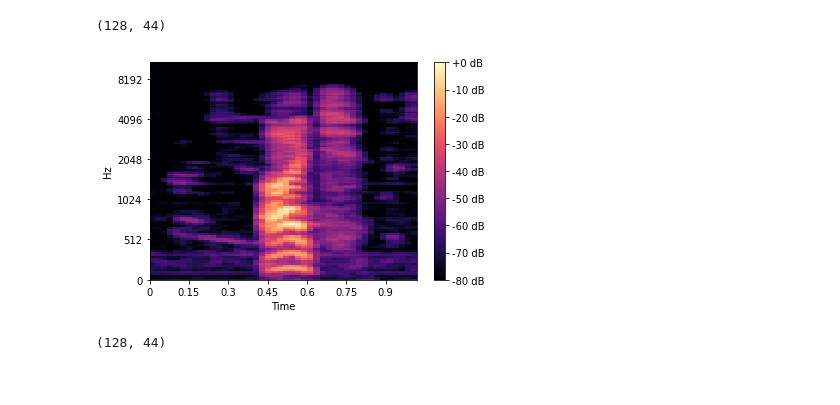
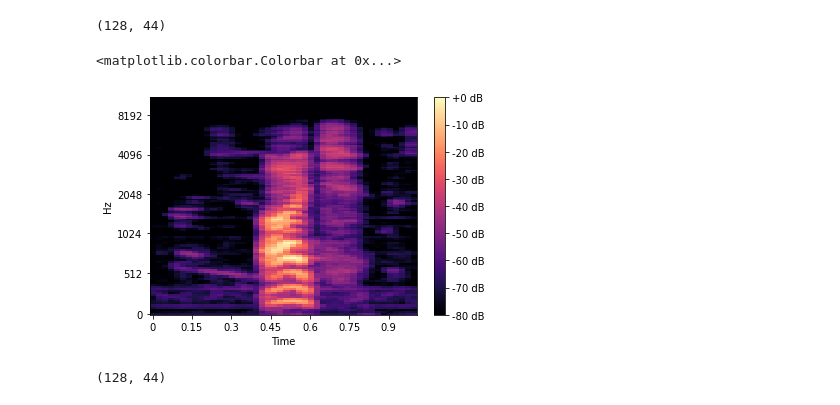
Before and after one commit to SultanSaribas/SpeechRecognition, a Jupyter notebook: CNN/CNN.ipynb, the cells around one changed output. Saved outputs shown, nothing was run; the diff lists cells and outputs as text; code cells hidden in the pictures.

```diff
--- a/CNN/CNN.ipynb
+++ b/CNN/CNN.ipynb
@@ -23,9 +23,9 @@ ac.shape
 # %% [output]
 (128, 44)
 # %%
-S_DB = librosa.power_to_db(ac, ref=np.max)
-librosa.display.specshow(S_DB, x_axis='time', y_axis='mel');
-plt.colorbar(format='%+2.0f dB');
+librosa.display.specshow(ac, x_axis='time', y_axis='mel')
+plt.colorbar(format='%+2.0f dB')
 # %% [output]
+<matplotlib.colorbar.Colorbar at 0x...>
-[figure, old version]
+[figure, new version]
 # %%
```
Also changed, not shown: parts of 1 cell of this notebook, 5 other files.
